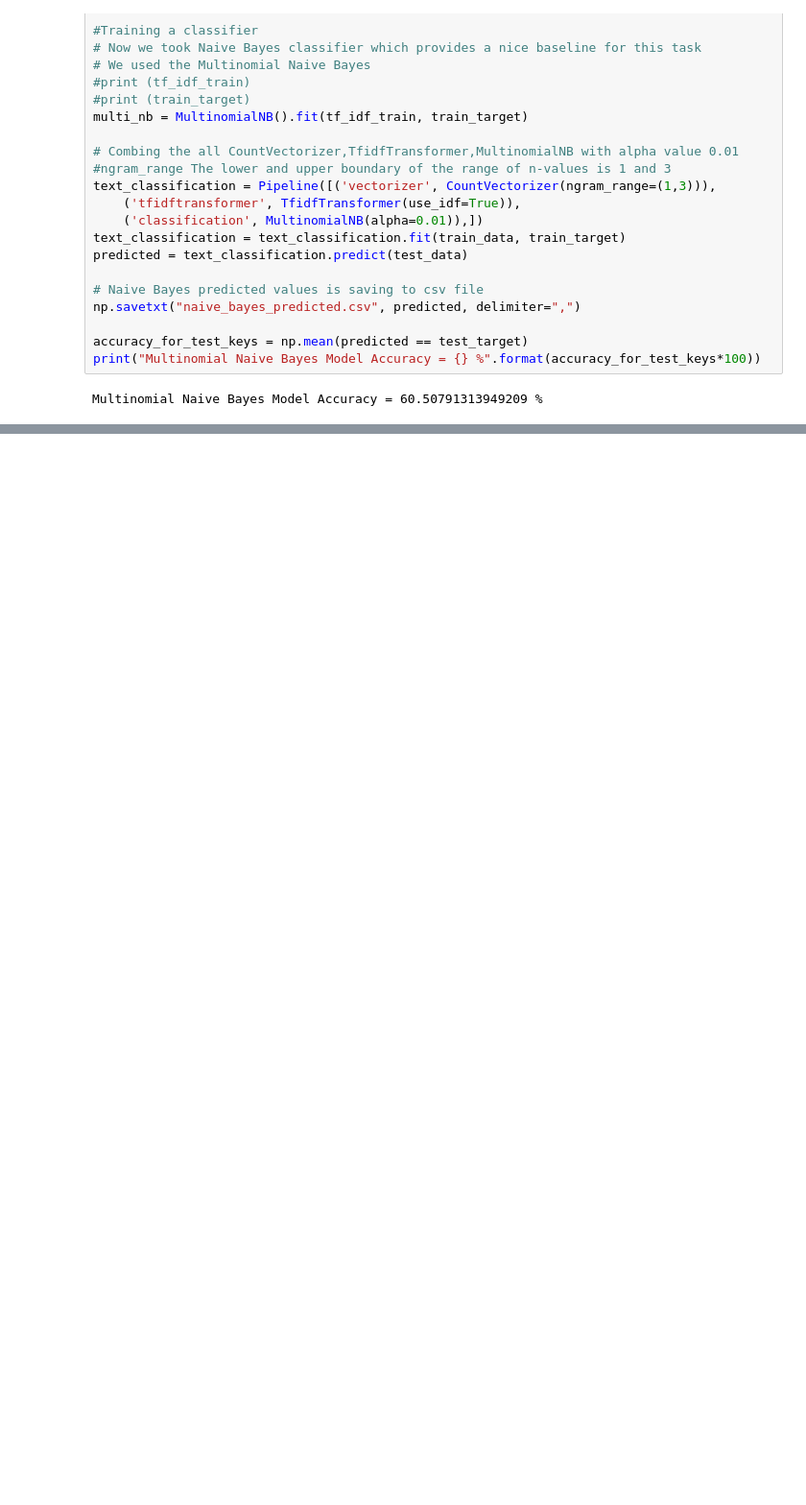
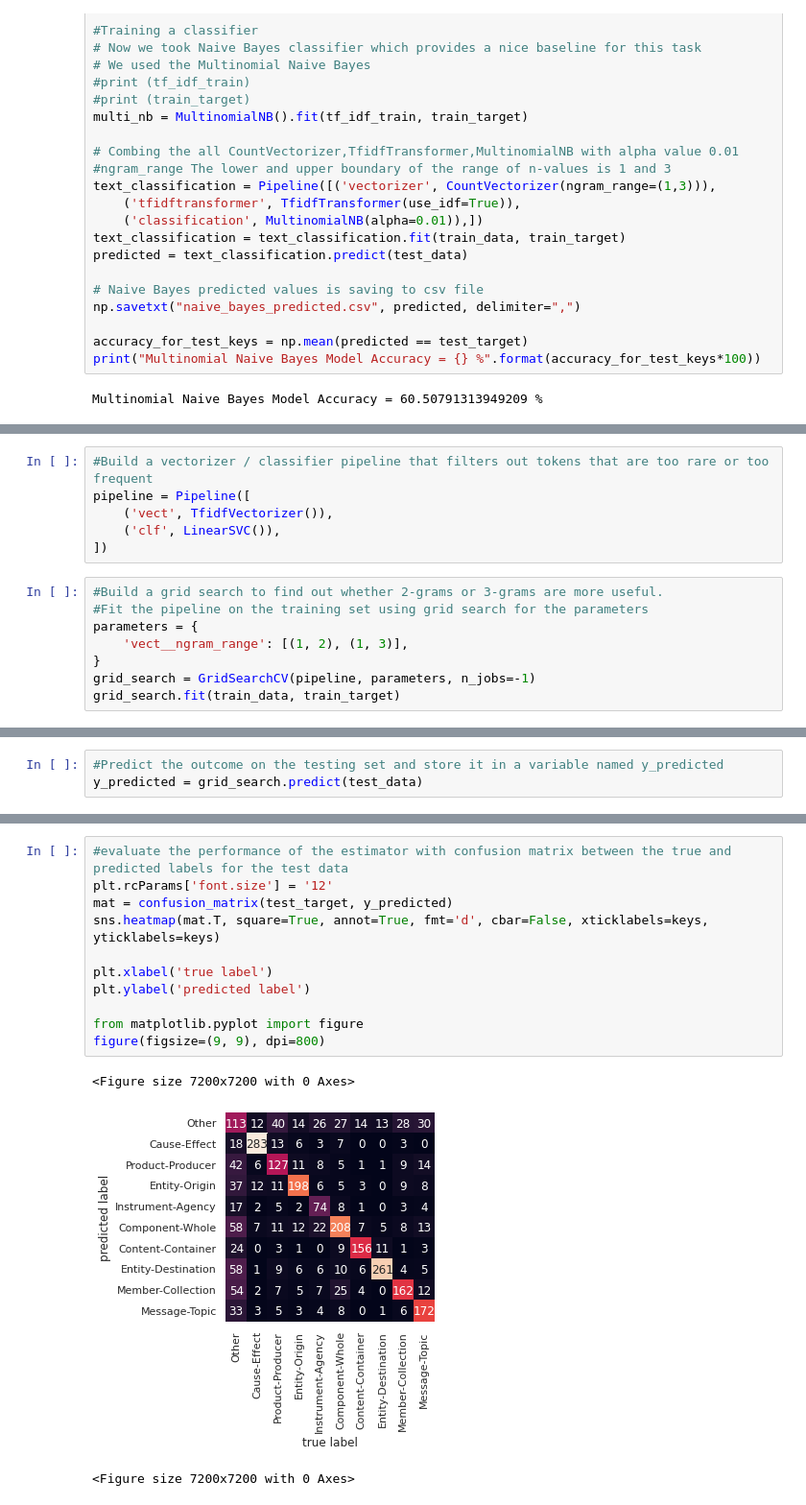
Before and after one commit to squaluz/Group-9C-Capstone, a Jupyter notebook: Sem-Eval 2010 Task8.ipynb, the cells around one changed output, grey strips where cells are left out. Shown at 96% size. Saved outputs shown, nothing was run; the diff lists cells and outputs as text; blank space fills up the shorter version.

```diff
--- a/Sem-Eval 2010 Task8.ipynb
+++ b/Sem-Eval 2010 Task8.ipynb
@@ -294,0 +401,14 @@ Support Vector Machine Model Accuracy=64.44608023555392 %
+# %%
+#Build a vectorizer / classifier pipeline that filters out tokens that are too rare or too frequent
+pipeline = Pipeline([
+    ('vect', TfidfVectorizer()),
+    ('clf', LinearSVC()),
+])
+# %%
+#Build a grid search to find out whether 2-grams or 3-grams are more useful.
+#Fit the pipeline on the training set using grid search for the parameters
+parameters = {
+    'vect__ngram_range': [(1, 2), (1, 3)],
+}
+grid_search = GridSearchCV(pipeline, parameters, n_jobs=-1)
+grid_search.fit(train_data, train_target)
@@ -294,0 +430,3 @@ Support Vector Machine Model Accuracy=64.44608023555392 %
+# %%
+#Predict the outcome on the testing set and store it in a variable named y_predicted
+y_predicted = grid_search.predict(test_data)
@@ -294,0 +462,15 @@ Support Vector Machine Model Accuracy=64.44608023555392 %
+# %%
+#evaluate the performance of the estimator with confusion matrix between the true and predicted labels for the test data
+plt.rcParams['font.size'] = '12'
+mat = confusion_matrix(test_target, y_predicted)
+sns.heatmap(mat.T, square=True, annot=True, fmt='d', cbar=False, xticklabels=keys, yticklabels=keys)
+
+plt.xlabel('true label')
+plt.ylabel('predicted label')
+
+from matplotlib.pyplot import figure
+figure(figsize=(9, 9), dpi=800)
+# %% [output]
+<Figure size 7200x7200 with 0 Axes>
+[figure, added]
+<Figure size 7200x7200 with 0 Axes>
```
Also changed, not shown: parts of 24 cells of this notebook.
